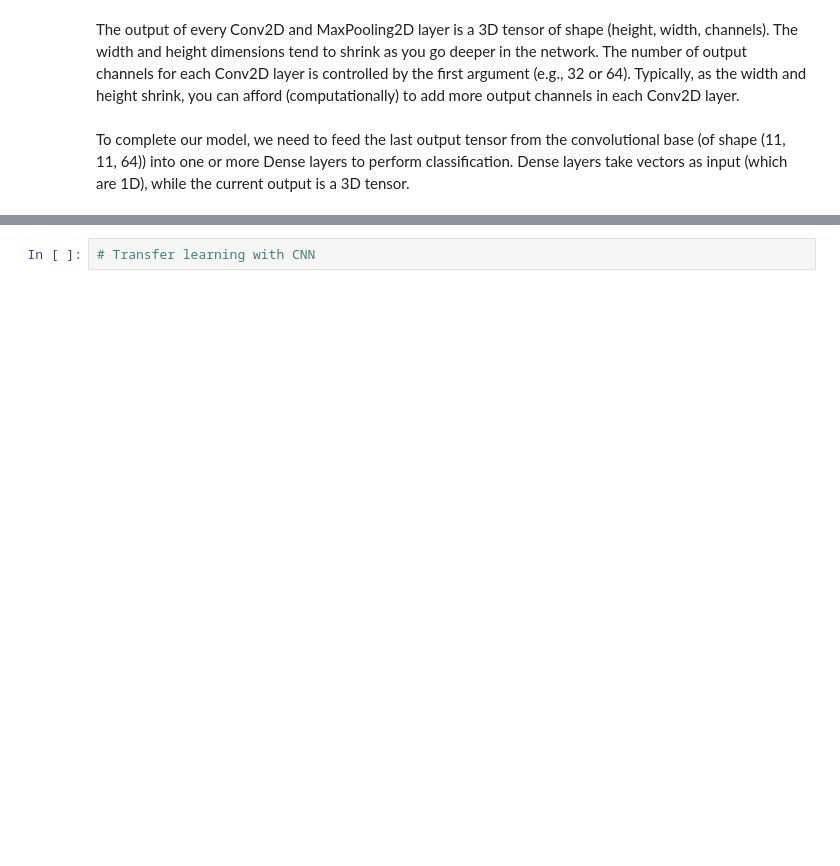
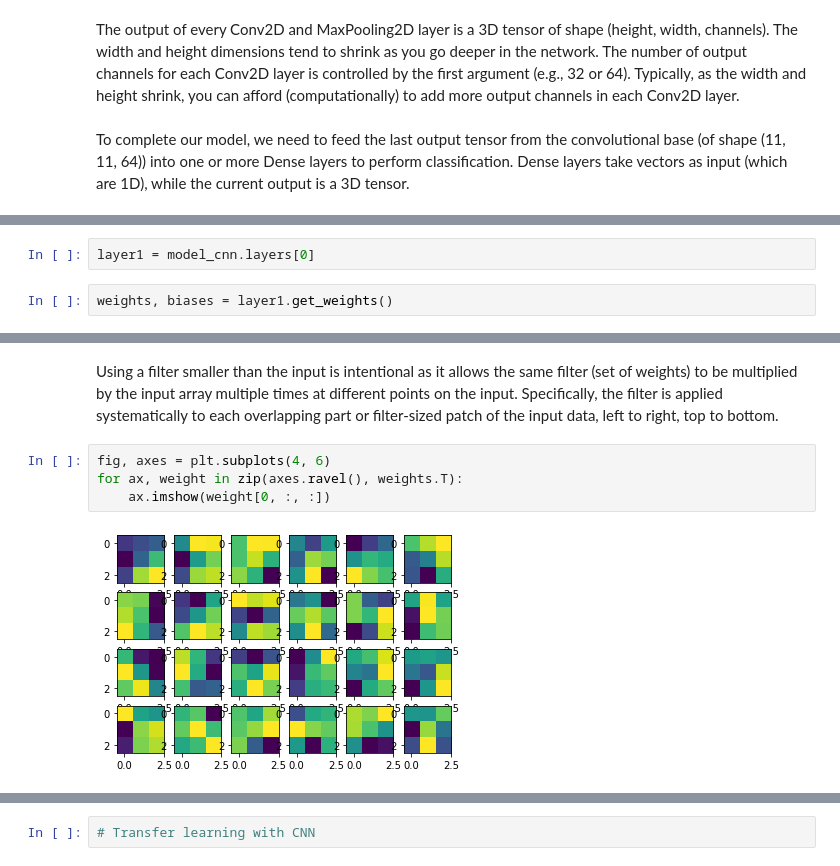
Before and after one commit to Amirosimani/Machine_Learning_Pratt, a Jupyter notebook: labs/lab_10.ipynb, the cells around one changed output, grey strips where cells are left out. Cells and saved outputs as stored; diff of their text form; blank space fills up the shorter version.

```diff
--- a/labs/lab_10.ipynb
+++ b/labs/lab_10.ipynb
@@ -315,0 +236,4 @@ NameError: name 'layer' is not defined
+# %%
+layer1 = model_cnn.layers[0]
+# %%
+weights, biases = layer1.get_weights()
@@ -315,0 +244,8 @@ NameError: name 'layer' is not defined
+# %% [markdown]
+Using a filter smaller than the input is intentional as it allows the same filter (set of weights) to be multiplied by the input array multiple times at different points on the input. Specifically, the filter is applied systematically to each overlapping part or filter-sized patch of the input data, left to right, top to bottom.
+# %%
+fig, axes = plt.subplots(4, 6)
+for ax, weight in zip(axes.ravel(), weights.T):
+    ax.imshow(weight[0, :, :])
+# %% [output]
+[figure, added]
```
Also changed, not shown: parts of 31 cells of this notebook, 1 other file.
